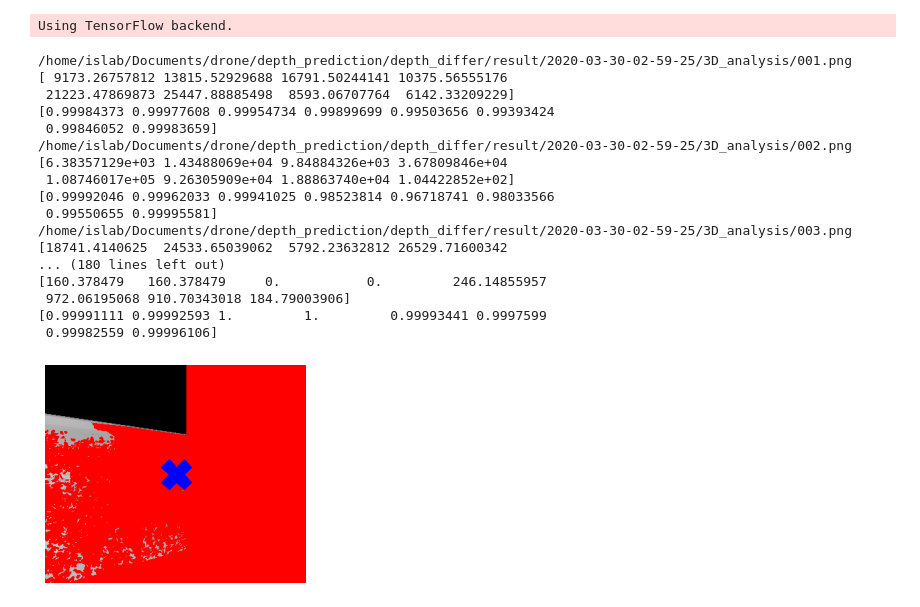
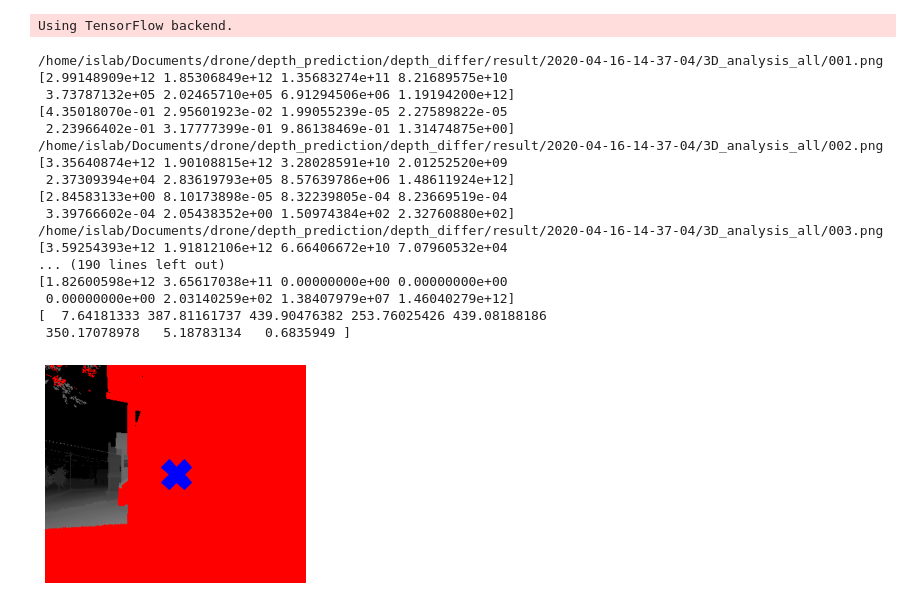
Before and after one commit to jjwong0915/collision-avoidance, a Jupyter notebook: depth_prediction/depth_differ/get3Dpos.ipynb, the cells around one changed output. Cells and saved outputs as stored; diff of their text form; code cells hidden in the pictures.

```diff
--- a/depth_prediction/depth_differ/get3Dpos.ipynb
+++ b/depth_prediction/depth_differ/get3Dpos.ipynb
@@ -16,9 +16,9 @@ import utils_KITTI as utilkitti
 Using TensorFlow backend.
 # %%
 # 資料路徑
-DATA_PATH = '/home/islab/Documents/drone/depth_prediction/data/random/data/2020-03-30-01-35/depth_planner/2020-03-30-02-59-25'
-GREY_PIC_PATH = '/home/islab/Documents/drone/depth_prediction/result/vis_depth/2020-03-30-02-59-25/visualized_depth'
-RESULT_PATH = '/home/islab/Documents/drone/depth_prediction/depth_differ/result/2020-03-30-02-59-25'
+DATA_PATH = '/home/islab/Documents/drone/depth_prediction/data/random/data/2020-04-16-14-35/depth_planner/2020-04-16-14-37-04'
+GREY_PIC_PATH = '/home/islab/Documents/drone/depth_prediction/result/vis_depth/2020-04-16-14-37-04/visualized_depth'
+RESULT_PATH = '/home/islab/Documents/drone/depth_prediction/depth_differ/result/2020-04-16-14-37-04'
 
 # Model Input 解析度設定
 INPUT_HEIGHT = 320
@@ -27,9 +27,10 @@ INPUT_WIDTH = 384
 #
 ARROW_SIZE = 50
 # %%
-result_image_folder_path = os.path.join(RESULT_PATH, '3D_analysis')
+result_image_folder_path = os.path.join(RESULT_PATH, '3D_analysis_all')
 if not os.path.exists(result_image_folder_path):
     os.makedirs(result_image_folder_path)
+
 for i in range(50):
     # 讀取影像
     n = "%03d" % (i+1)
@@ -52,6 +53,7 @@ for i in range(50):
     safe_count = np.array([0, 0, 0, 0, 0, 0, 0, 0])
     safe_weight_count = np.array([0.0, 0.0, 0.0, 0.0, 0.0, 0.0, 0.0, 0.0])
     danger_count = np.array([0, 0, 0, 0, 0, 0, 0, 0])
+    danger_weight_count = np.array([0.0, 0.0, 0.0, 0.0, 0.0, 0.0, 0.0, 0.0])
     danger_prop = np.array([0.0, 0.0, 0.0, 0.0, 0.0, 0.0, 0.0, 0.0])
     safe_dir = 0
     max_safe_weight = 0.0
@@ -60,7 +62,7 @@ for i in range(50):
     if danger:
         for j in range(INPUT_HEIGHT):
             for k in range(INPUT_WIDTH):
-                if abs(X[j, k]) <= 2.5 and abs(Y[j, k]) <= 2.5:
+                #if abs(X[j, k]) <= 2.5 and abs(Y[j, k]) <= 2.5:
                     ind_1 = 0
                     ind_2 = 0
                     temp_y = Y[j, k]
@@ -93,18 +95,20 @@ for i in range(50):
                             ind_2 = 5
 
                     if depth[j, k] > 10:
-                        im_rgb.putpixel((k, j), (0, 256, 0))
+                        #im_rgb.putpixel((k, j), (0, 256, 0))
                         safe_weight_count[ind_1] += (depth[j, k] * depth[j, k])
                         safe_count[ind_1] += 1
                         safe_weight_count[ind_2] += (depth[j, k] * depth[j, k])
                         safe_count[ind_2] += 1
                     else:
                         im_rgb.putpixel((k, j), (256, 0, 0))
+                        danger_weight_count[ind_1] += depth[j, k] ** -10
                         danger_count[ind_1] += 1
+                        danger_weight_count[ind_2] += depth[j, k] ** -10
                         danger_count[ind_2] += 1
         for j in range(8):
-            danger_prop[j] = danger_count[j] / (danger_count[j] + safe_count[j])
-            if danger_prop[j] < 0.3 and safe_weight_count[j] > max_safe_weight:
+            danger_prop[j] = danger_weight_count[j] / danger_count[j]
+            if math.log(danger_prop[j], 10) < -3.8 and safe_weight_count[j] > max_safe_weight:
                 max_safe_weight = safe_weight_count[j]
                 safe_dir = j
             else:
@@ -112,48 +116,48 @@ for i in range(50):
 
     pyplot.clf()
     pyplot.axis('off')
     pyplot.imshow(im_rgb)
     if danger:
         #max_area = np.argmax(counter)
         if danger_area_count == 8:
             pyplot.plot(INPUT_WIDTH/2, INPUT_HEIGHT/2, color = 'b', marker = 'X', markersize = 30)
         elif safe_dir == 0:
             pyplot.arrow(INPUT_WIDTH/2, INPUT_HEIGHT/2, -ARROW_SIZE, -ARROW_SIZE, color='b', head_width=10)
         elif safe_dir == 1:
             pyplot.arrow(INPUT_WIDTH/2, INPUT_HEIGHT/2, 0, -ARROW_SIZE, color='b', head_width=10)
         elif safe_dir == 2:
             pyplot.arrow(INPUT_WIDTH/2, INPUT_HEIGHT/2, ARROW_SIZE, -ARROW_SIZE, color='b', head_width=10)
         elif safe_dir == 7:
             pyplot.arrow(INPUT_WIDTH/2, INPUT_HEIGHT/2, -ARROW_SIZE, 0, color='b', head_width=10)
         elif safe_dir == 3:
             pyplot.arrow(INPUT_WIDTH/2, INPUT_HEIGHT/2, ARROW_SIZE, 0, color='b', head_width=10)
         elif safe_dir == 6:
             pyplot.arrow(INPUT_WIDTH/2, INPUT_HEIGHT/2, -ARROW_SIZE, ARROW_SIZE, color='b', head_width=10)
         elif safe_dir == 5:
             pyplot.arrow(INPUT_WIDTH/2, INPUT_HEIGHT/2, 0, ARROW_SIZE, color='b', head_width=10)
         elif safe_dir == 4:
             pyplot.arrow(INPUT_WIDTH/2, INPUT_HEIGHT/2, ARROW_SIZE, ARROW_SIZE, color='b', head_width=10)
     # 儲存結果
     pyplot.savefig(os.path.join(result_image_folder_path, str(n)+'.png'))
     print(os.path.join(result_image_folder_path, str(n)+'.png'))
     print(safe_weight_count)
     print(danger_prop)
 # %% [output]
-/home/islab/Documents/drone/depth_prediction/depth_differ/result/2020-03-30-02-59-25/3D_analysis/001.png
-[ 9173.26757812 13815.52929688 16791.50244141 10375.56555176
- 21223.47869873 25447.88885498  8593.06707764  6142.33209229]
-[0.99984373 0.99977608 0.99954734 0.99899699 0.99503656 0.99393424
- 0.99846052 0.99983659]
-/home/islab/Documents/drone/depth_prediction/depth_differ/result/2020-03-30-02-59-25/3D_analysis/002.png
-[6.38357129e+03 1.43488069e+04 9.84884326e+03 3.67809846e+04
- 1.08746017e+05 9.26305909e+04 1.88863740e+04 1.04422852e+02]
-[0.99992046 0.99962033 0.99941025 0.98523814 0.96718741 0.98033566
- 0.99550655 0.99995581]
-/home/islab/Documents/drone/depth_prediction/depth_differ/result/2020-03-30-02-59-25/3D_analysis/003.png
-[18741.4140625  24533.65039062  5792.23632812 26529.71600342
-... (180 lines left out)
-[160.378479   160.378479     0.           0.         246.14855957
- 972.06195068 910.70343018 184.79003906]
-[0.99991111 0.99992593 1.         1.         0.99993441 0.9997599
- 0.99982559 0.99996106]
+/home/islab/Documents/drone/depth_prediction/depth_differ/result/2020-04-16-14-37-04/3D_analysis_all/001.png
+[2.99148909e+12 1.85306849e+12 1.35683274e+11 8.21689575e+10
+ 3.73787132e+05 2.02465710e+05 6.91294506e+06 1.19194200e+12]
+[4.35018070e-01 2.95601923e-02 1.99055239e-05 2.27589822e-05
+ 2.23966402e-01 3.17777399e-01 9.86138469e-01 1.31474875e+00]
+/home/islab/Documents/drone/depth_prediction/depth_differ/result/2020-04-16-14-37-04/3D_analysis_all/002.png
+[3.35640874e+12 1.90108815e+12 3.28028591e+10 2.01252520e+09
+ 2.37309394e+04 2.83619793e+05 8.57639786e+06 1.48611924e+12]
+[2.84583133e+00 8.10173898e-05 8.32239805e-04 8.23669519e-04
+ 3.39766602e-04 2.05438352e+00 1.50974384e+02 2.32760880e+02]
+/home/islab/Documents/drone/depth_prediction/depth_differ/result/2020-04-16-14-37-04/3D_analysis_all/003.png
+[3.59254393e+12 1.91812106e+12 6.66406672e+10 7.07960532e+04
+... (190 lines left out)
+[1.82600598e+12 3.65617038e+11 0.00000000e+00 0.00000000e+00
+ 0.00000000e+00 2.03140259e+02 1.38407979e+07 1.46040279e+12]
+[  7.64181333 387.81161737 439.90476382 253.76025426 439.08188186
+ 350.17078978   5.18783134   0.6835949 ]
-[figure, old version]
+[figure, new version]
```
